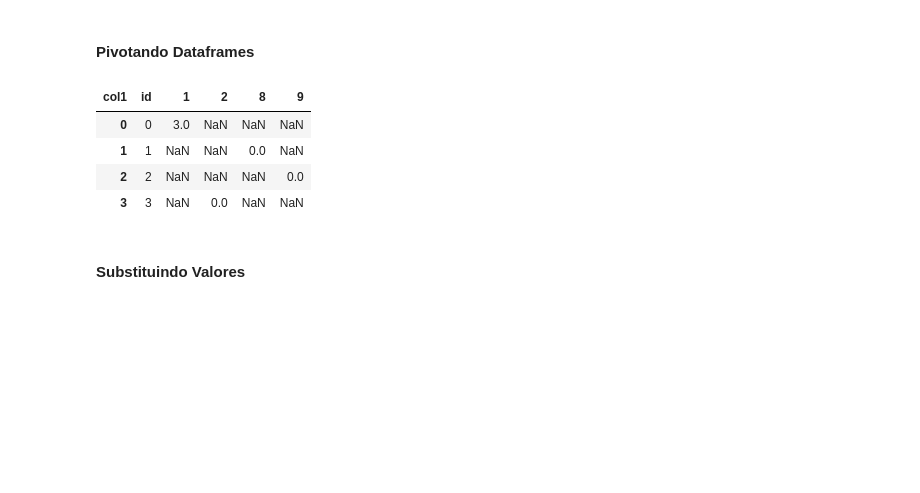
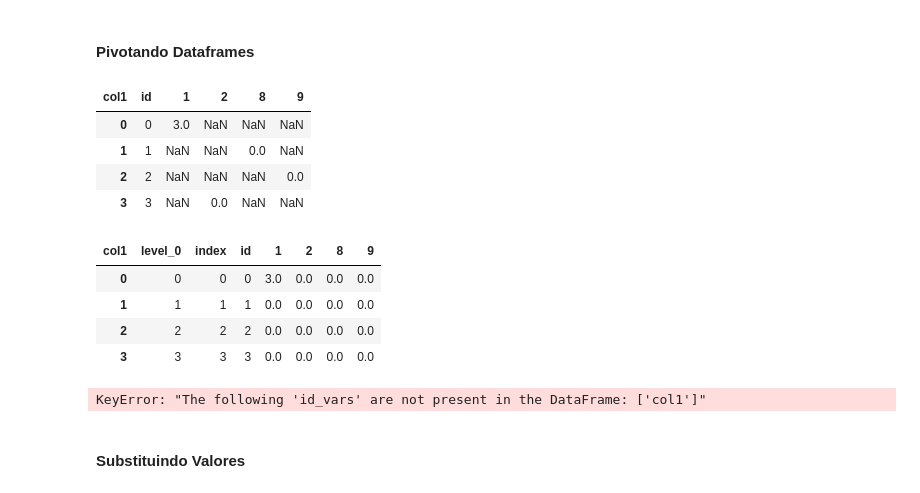
Before and after one commit to alexaugusto23/python_developer, a Jupyter notebook: Planejamento - Lógicas/logicas_pyplan.ipynb, the cells around one changed output. Drawn from its saved outputs; the diff is of its cells as text; code cells hidden in the pictures; blank space fills up the shorter version.

```diff
--- a/Planejamento - Lógicas/logicas_pyplan.ipynb
+++ b/Planejamento - Lógicas/logicas_pyplan.ipynb
@@ -208,6 +208,20 @@ _df_pivot
 | 1 | 1 | NaN | NaN | 0.0 | NaN |
 | 2 | 2 | NaN | NaN | NaN | 0.0 |
 | 3 | 3 | NaN | 0.0 | NaN | NaN |
+# %%
+_df_pivot = _df_pivot.fillna(0)
+_df_pivot
+# %% [output]
+| col1 | level_0 | index | id | 1 | 2 | 8 | 9 |
+| 0 | 0 | 0 | 0 | 3.0 | 0.0 | 0.0 | 0.0 |
+| 1 | 1 | 1 | 1 | 0.0 | 0.0 | 0.0 | 0.0 |
+| 2 | 2 | 2 | 2 | 0.0 | 0.0 | 0.0 | 0.0 |
+| 3 | 3 | 3 | 3 | 0.0 | 0.0 | 0.0 | 0.0 |
+# %%
+_df_melt = pd.melt(_df_pivot, id_vars=['col1'], value_vars=['1'])
+_df_melt
+# %% [output]
+KeyError: "The following 'id_vars' are not present in the DataFrame: ['col1']"
 # %% [markdown]
 #### Substituindo Valores
 # %%
```
Also changed, not shown: parts of 6 cells of this notebook, 1 other file.
